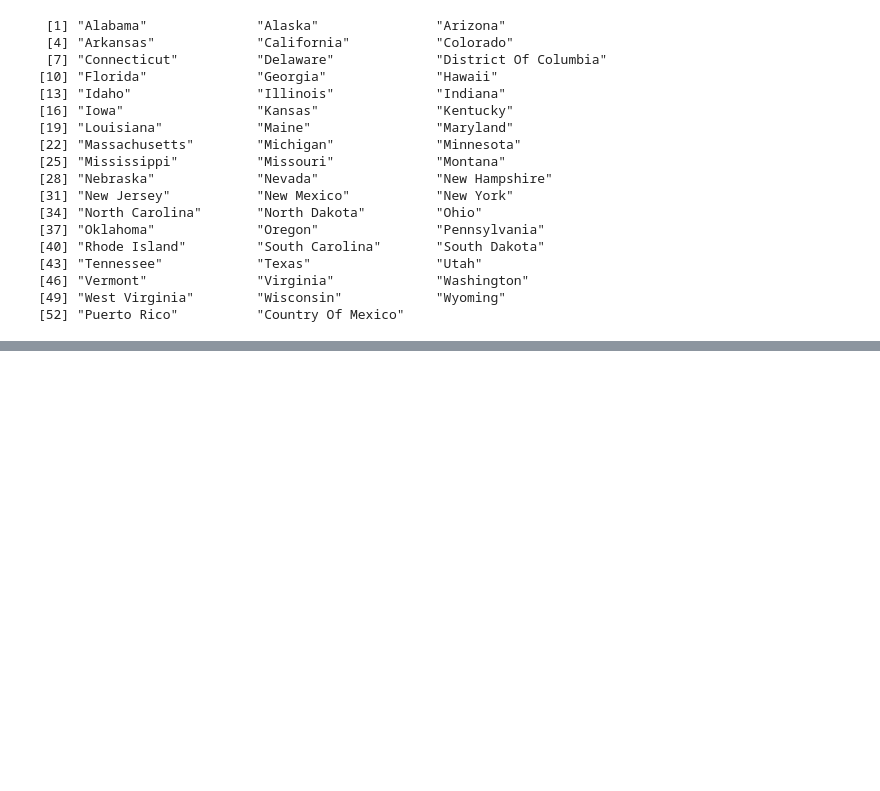
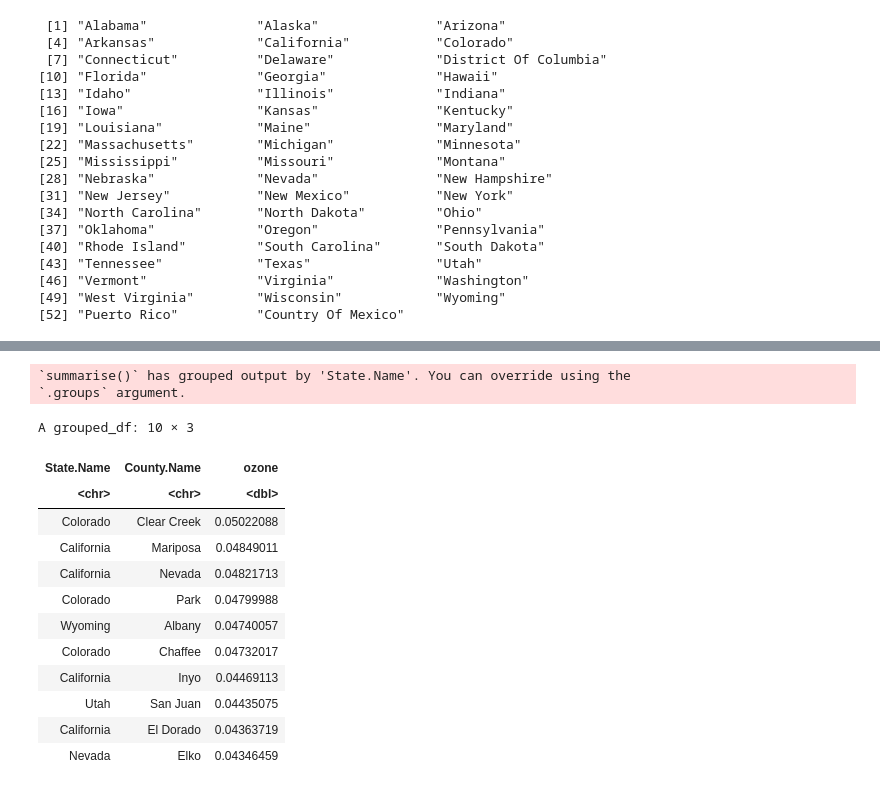
Before and after one commit to PaulMayfield/Peng-Exploratory-Data-Analysis-in-R, a Jupyter notebook: Peng Chapter 4 EDA Checklist.ipynb, the cells around one changed output, grey strips where cells are left out. Drawn from its saved outputs; the diff is of its cells as text; code cells hidden in the pictures; blank space fills up the shorter version.

```diff
--- a/Peng Chapter 4 EDA Checklist.ipynb
+++ b/Peng Chapter 4 EDA Checklist.ipynb
@@ -169,0 +213,28 @@ unique(ozone$State.Name)
+# %%
+# 1. create grouped table
+# 2. create summary of Sample.Measurement against that grouping (name it "ozone")
+# 3. sort "ozone" by descending order
+
+
+rankedcounties <- group_by(ozone, State.Name, County.Name) %>%
+                  summarize(ozone = mean(Sample.Measurement)) %>%
+                  arrange(desc(ozone))
+
+# just show top 10
+head(rankedcounties,10)
+# %% [output]
+`summarise()` has grouped output by 'State.Name'. You can override using the
+`.groups` argument.
+A grouped_df: 10 × 3
+| State.Name | County.Name | ozone |
+| <chr> | <chr> | <dbl> |
+| Colorado | Clear Creek | 0.05022088 |
+| California | Mariposa | 0.04849011 |
+| California | Nevada | 0.04821713 |
+| Colorado | Park | 0.04799988 |
+| Wyoming | Albany | 0.04740057 |
+| Colorado | Chaffee | 0.04732017 |
+| California | Inyo | 0.04469113 |
+| Utah | San Juan | 0.04435075 |
+| California | El Dorado | 0.04363719 |
+| Nevada | Elko | 0.04346459 |
```
Also changed, not shown: parts of 12 cells of this notebook.
